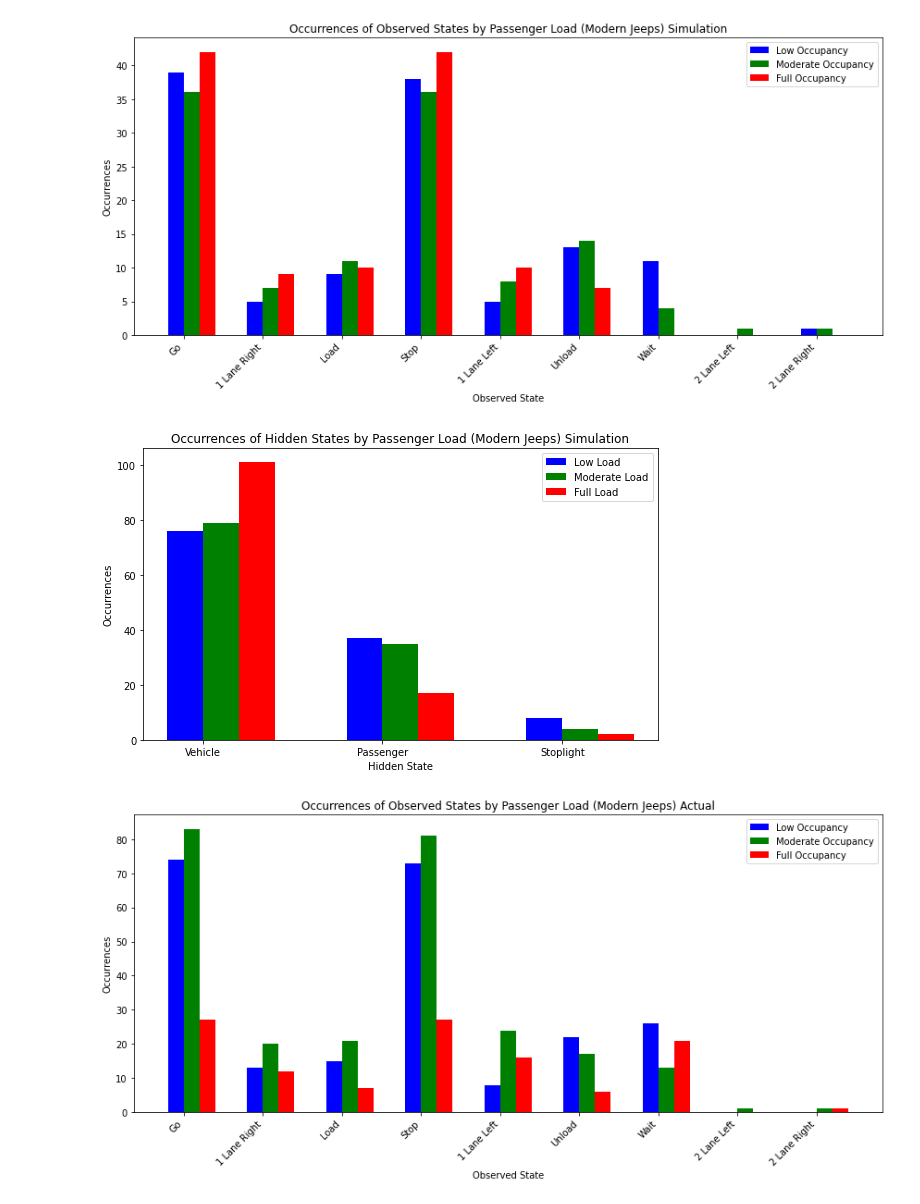
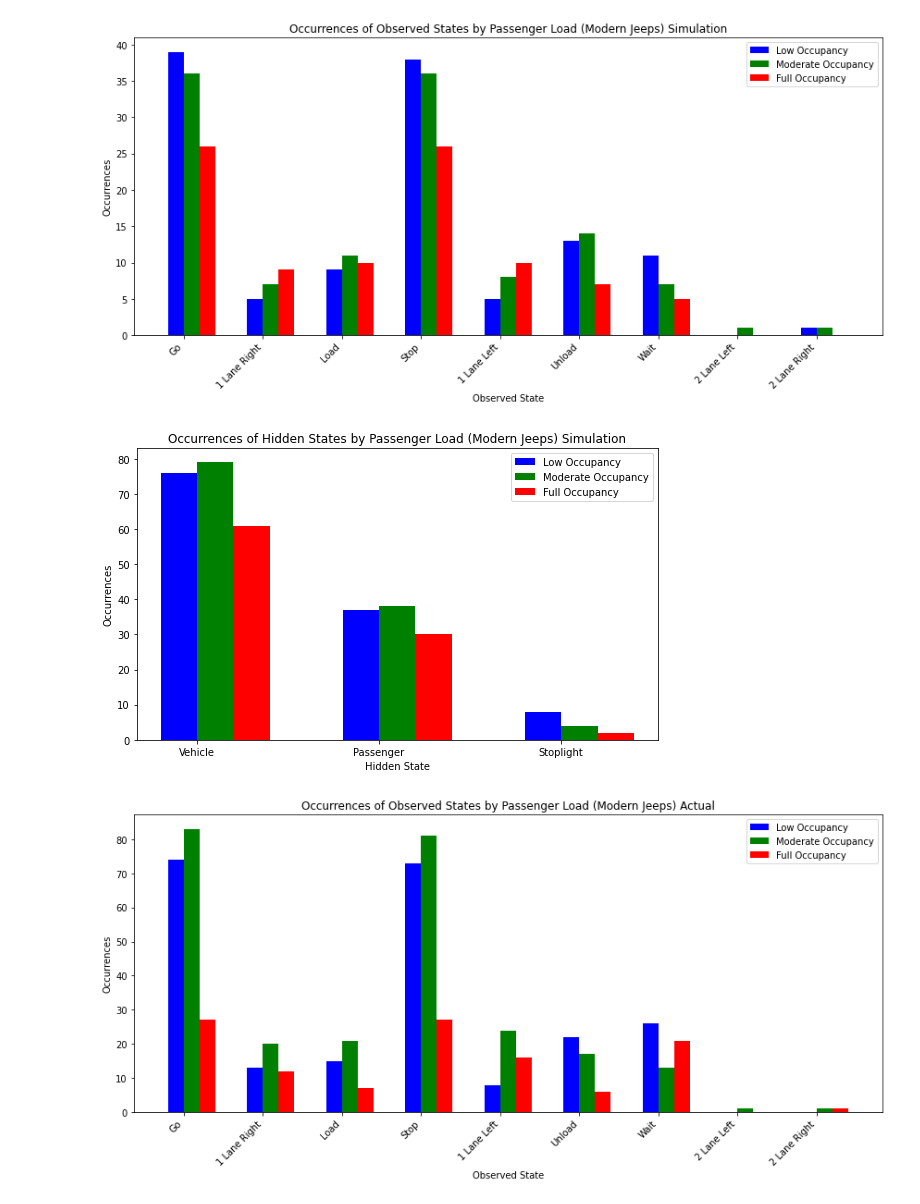
Before and after one commit to AureliusLim/Modeling-CO2-emissions, a Jupyter notebook: visualizeStates.ipynb, the cells around one changed output. Saved outputs shown, nothing was run; the diff lists cells and outputs as text; code cells hidden in the pictures.

```diff
--- a/visualizeStates.ipynb
+++ b/visualizeStates.ipynb
@@ -3,17 +3,17 @@ import matplotlib.pyplot as plt
 import numpy as np
 
 # Data for observed and hidden states
-observed_states_total = [117, 21, 30, 116, 23, 34, 15, 1, 2]
-hidden_states_total = [256, 89, 14]
+observed_states_total = [101, 21, 30, 100, 23, 34, 23, 1, 2]
+hidden_states_total = [216, 105, 14]
 
 observed_states_low = [39, 5, 9, 38, 5, 13, 11, 0, 1]
 hidden_states_low = [76, 37, 8]
 
-observed_states_moderate = [36, 7, 11, 36, 8, 14, 4, 1, 1]
-hidden_states_moderate = [79, 35, 4]
+observed_states_moderate = [36, 7, 11, 36, 8, 14, 7, 1, 1]
+hidden_states_moderate = [79, 38, 4]
 
-observed_states_full = [42, 9, 10, 42, 10, 7, 0, 0, 0]
-hidden_states_full = [101, 17, 2]
+observed_states_full = [26, 9, 10, 26, 10, 7, 5, 0, 0]
+hidden_states_full = [61, 30, 2]
 
 # Labels for the observed and hidden states
 observed_labels = ['Go', '1 Lane Right', 'Load', 'Stop', '1 Lane Left', 'Unload', 'Wait', '2 Lane Left', '2 Lane Right']
@@ -30,38 +30,38 @@ plt.figure(figsize=(12, 6))
 
 plt.bar(index + bar_width, observed_states_low, bar_width, label='Low Occupancy', color='b')
 plt.bar(index + 2 * bar_width, observed_states_moderate, bar_width, label='Moderate Occupancy', color='g')
 plt.bar(index + 3 * bar_width, observed_states_full, bar_width, label='Full Occupancy', color='r')
 
 plt.title('Occurrences of Observed States by Passenger Load (Modern Jeeps) Simulation')
 plt.xlabel('Observed State')
 plt.ylabel('Occurrences')
 plt.xticks(index + bar_width * 1.5, observed_labels, rotation=45, ha='right')
 plt.legend()
 plt.tight_layout()
 plt.show()
 
 # Set width for bars (for hidden states)
 index_hidden = np.arange(len(hidden_labels))
 
 # Plotting combined hidden states
 plt.figure(figsize=(8, 5))
 
 # Plotting hidden states side by side
 
-plt.bar(index_hidden + bar_width, hidden_states_low, bar_width, label='Low Load', color='b')
-plt.bar(index_hidden + 2 * bar_width, hidden_states_moderate, bar_width, label='Moderate Load', color='g')
-plt.bar(index_hidden + 3 * bar_width, hidden_states_full, bar_width, label='Full Load', color='r')
+plt.bar(index_hidden + bar_width, hidden_states_low, bar_width, label='Low Occupancy', color='b')
+plt.bar(index_hidden + 2 * bar_width, hidden_states_moderate, bar_width, label='Moderate Occupancy', color='g')
+plt.bar(index_hidden + 3 * bar_width, hidden_states_full, bar_width, label='Full Occupancy', color='r')
 
 plt.title('Occurrences of Hidden States by Passenger Load (Modern Jeeps) Simulation')
 plt.xlabel('Hidden State')
 plt.ylabel('Occurrences')
 plt.xticks(index_hidden + bar_width * 1.5, hidden_labels)
 plt.legend()
 plt.tight_layout()
 plt.show()
 # %% [output]
-[figure, old version]
+[figure, new version]
-[figure, old version]
+[figure, new version]
 # %%
 import matplotlib.pyplot as plt
 import numpy as np
```
Also changed, not shown: parts of 1 cell of this notebook, 34 other files.
